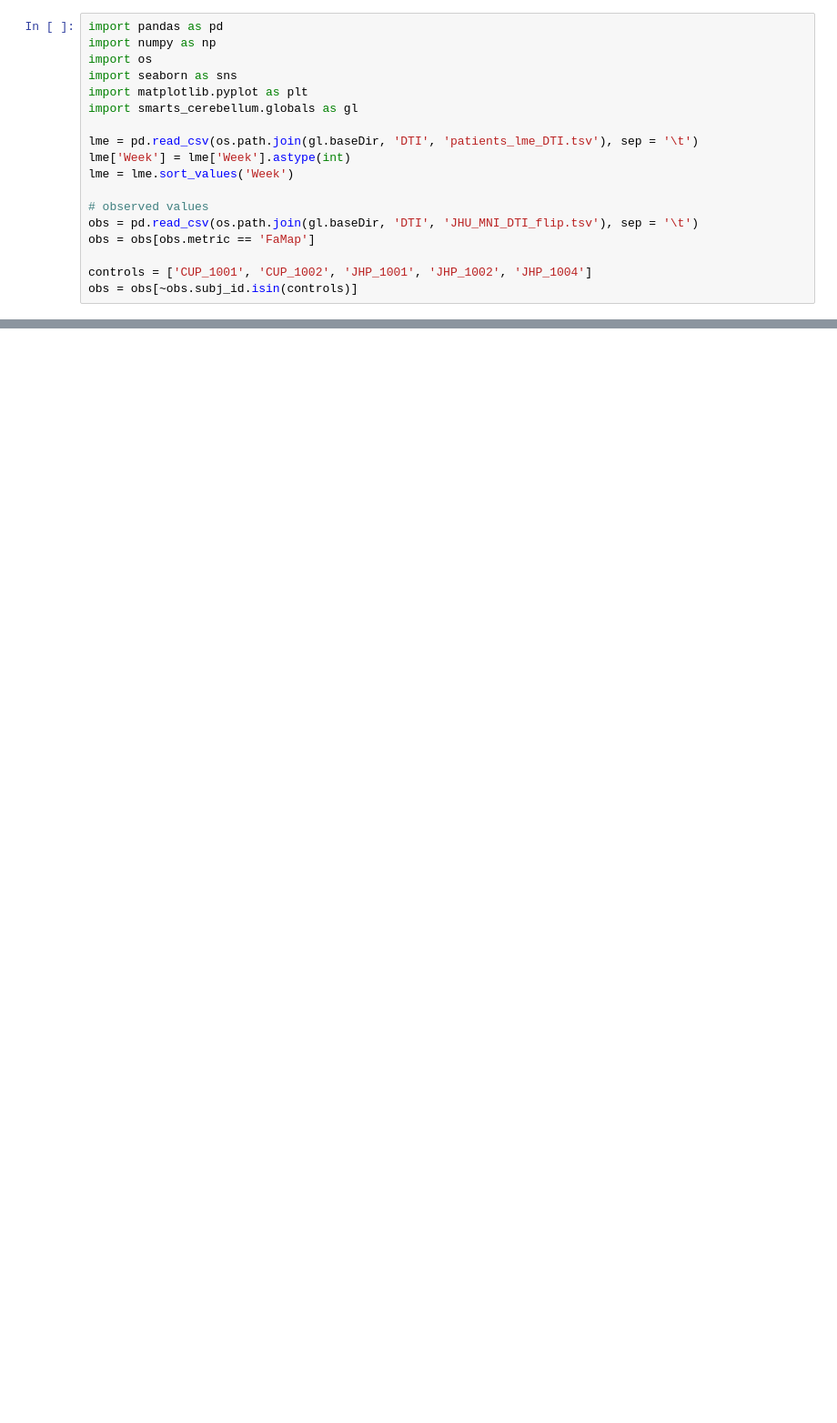
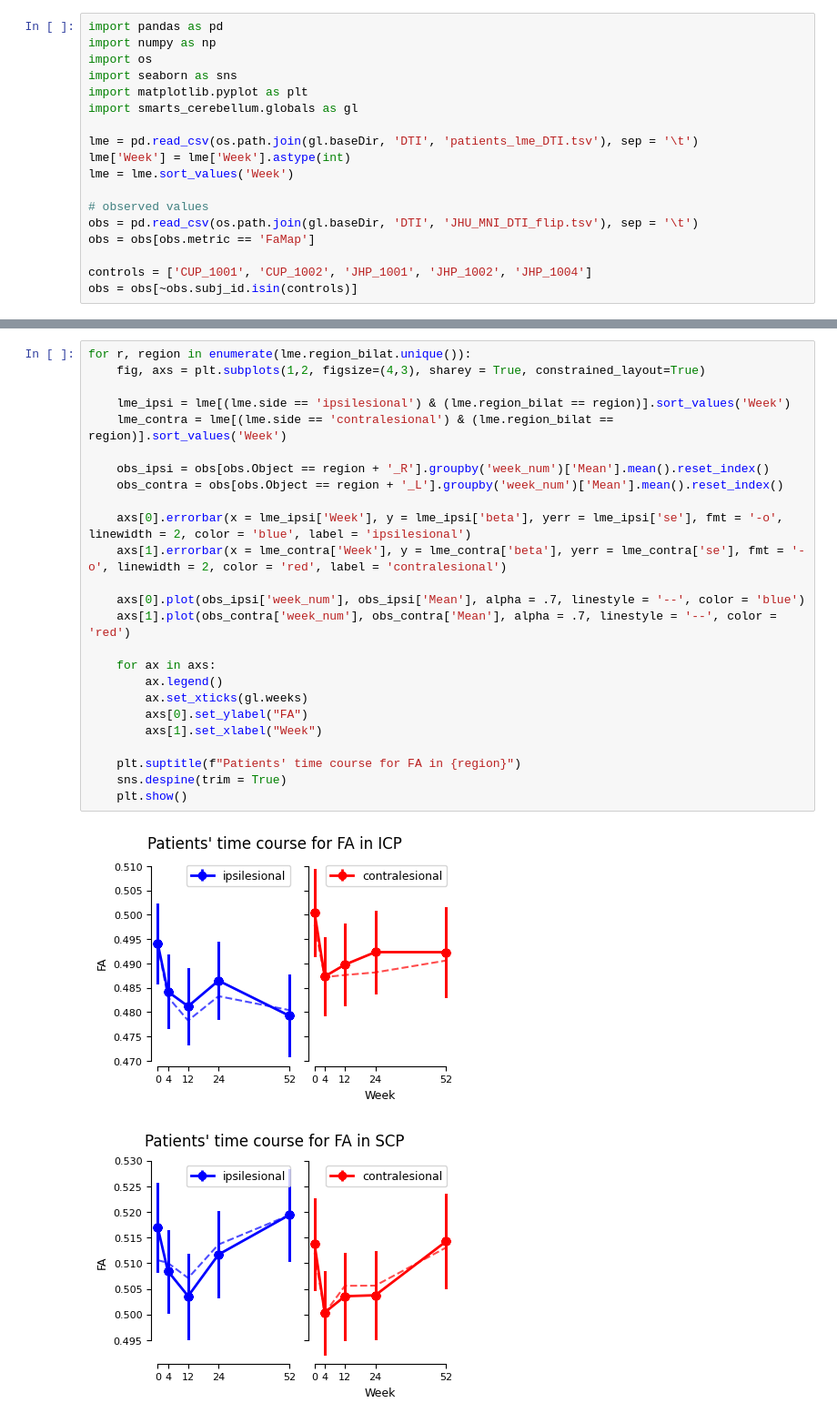
Before and after one commit to medhakp/smarts_cerebellum, a Jupyter notebook: notebooks/lme_DTI.ipynb, the cells around one changed output, grey strips where cells are left out. Shown at 91% size. Saved outputs shown, nothing was run; the diff lists cells and outputs as text; blank space fills up the shorter version.

```diff
--- a/notebooks/lme_DTI.ipynb
+++ b/notebooks/lme_DTI.ipynb
@@ -56,0 +19,28 @@ for r, region in enumerate(lme.region_bilat.unique()):
+# %%
+for r, region in enumerate(lme.region_bilat.unique()):
+    fig, axs = plt.subplots(1,2, figsize=(4,3), sharey = True, constrained_layout=True)
+
+    lme_ipsi = lme[(lme.side == 'ipsilesional') & (lme.region_bilat == region)].sort_values('Week')
+    lme_contra = lme[(lme.side == 'contralesional') & (lme.region_bilat == region)].sort_values('Week')
+
+    obs_ipsi = obs[obs.Object == region + '_R'].groupby('week_num')['Mean'].mean().reset_index()
+    obs_contra = obs[obs.Object == region + '_L'].groupby('week_num')['Mean'].mean().reset_index()
+
+    axs[0].errorbar(x = lme_ipsi['Week'], y = lme_ipsi['beta'], yerr = lme_ipsi['se'], fmt = '-o', linewidth = 2, color = 'blue', label = 'ipsilesional')
+    axs[1].errorbar(x = lme_contra['Week'], y = lme_contra['beta'], yerr = lme_contra['se'], fmt = '-o', linewidth = 2, color = 'red', label = 'contralesional')
+
+    axs[0].plot(obs_ipsi['week_num'], obs_ipsi['Mean'], alpha = .7, linestyle = '--', color = 'blue')
+    axs[1].plot(obs_contra['week_num'], obs_contra['Mean'], alpha = .7, linestyle = '--', color = 'red')
+
+    for ax in axs:
+        ax.legend()
+        ax.set_xticks(gl.weeks)
+        axs[0].set_ylabel("FA")
+        axs[1].set_xlabel("Week")
+
+    plt.suptitle(f"Patients' time course for FA in {region}")
+    sns.despine(trim = True)
+    plt.show()
+# %% [output]
+[figure, added]
+[figure, added]
```
Also changed, not shown: parts of 2 cells of this notebook.
